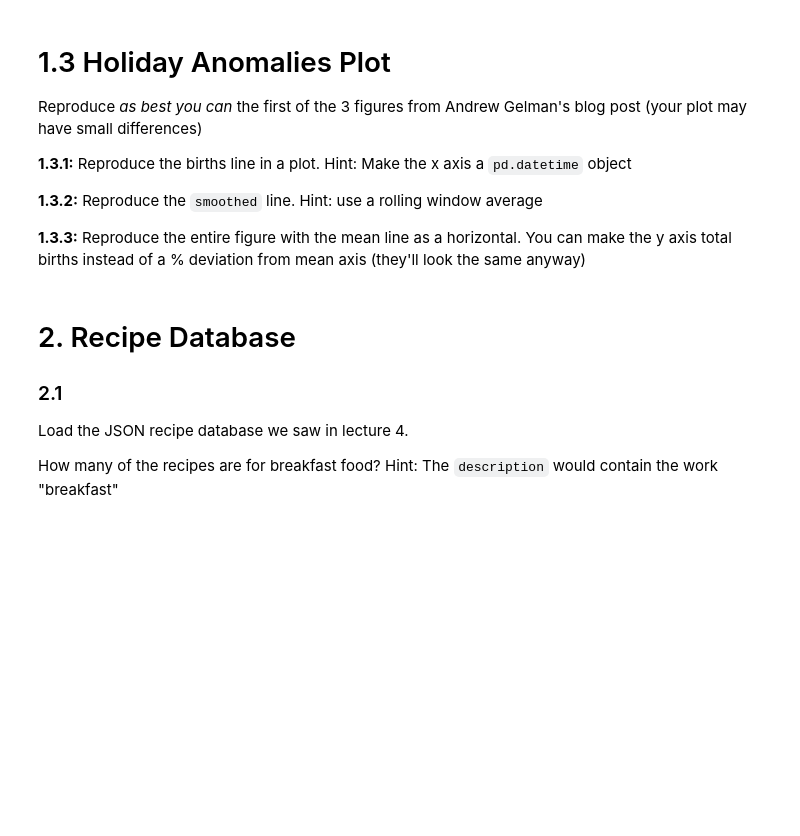
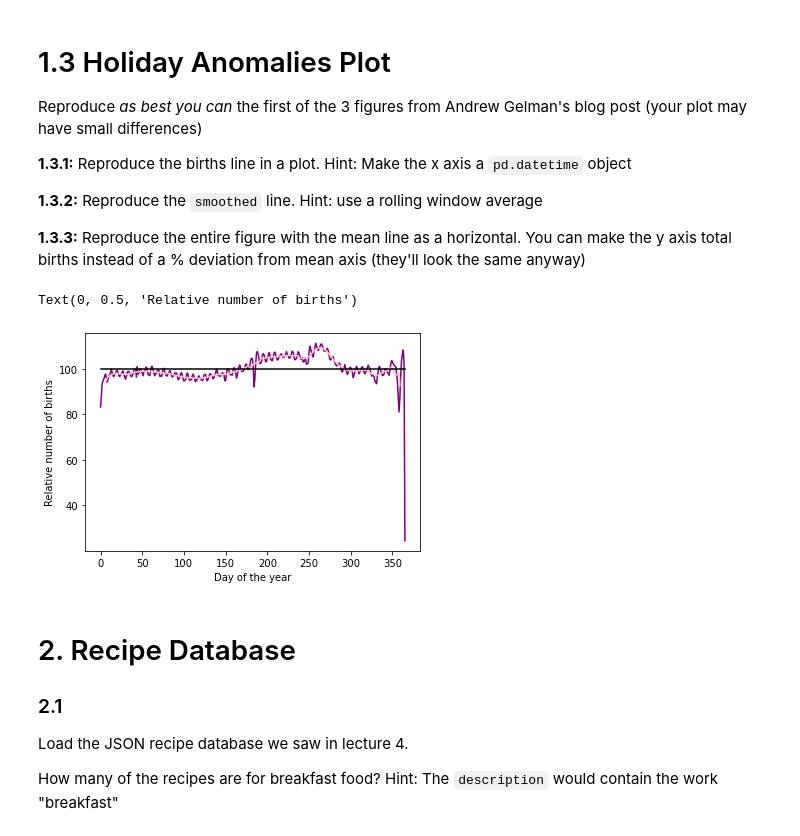
Before and after one commit to cb-ds-1/m2-3-exploration, a Jupyter notebook: workshop.ipynb, the cells around one changed output. Drawn from its saved outputs; the diff is of its cells as text; code cells hidden in the pictures; blank space fills up the shorter version.

```diff
--- a/workshop.ipynb
+++ b/workshop.ipynb
@@ -28,6 +39,35 @@ Reproduce *as best you can* the first of the 3 figures from Andrew Gelman's blog
 **1.3.2:** Reproduce the `smoothed` line. Hint: use a rolling window average
 
 **1.3.3:** Reproduce the entire figure with the mean line as a horizontal. You can make the y axis total births instead of a % deviation from mean axis (they'll look the same anyway)
+# %%
+import seaborn as sns
+df = pd.read_csv('data/births.csv')
+
+# clean shit up
+df = df.dropna()
+df = df.loc[(df['day'] > 0) & (df['day'] <=31)]
+df = df.loc[(df['month'] > 0 & (df['month'] <= 12))]
+# force dates
+df['date'] =  pd.to_datetime(df[['year', 'month', 'day']], errors='coerce')
+# get day of the year
+df['day_of_year'] = df['date'].dt.dayofyear
+
+df = df.groupby(['day_of_year']).sum().reset_index()
+df['births'] = df['births'] / df['births'].mean() * 100
+df['mean'] = 100
+# make rollig averages
+rolling= df.rolling(14, center=True)
+s=pd.Series([100])
+
+
+ax = df['births'].plot(color='purple')
+rolling.mean()['births'].plot(color="pink")
+df['mean'].plot(color="black")
+ax.set_xlabel("Day of the year")
+ax.set_ylabel("Relative number of births")
+# %% [output]
+Text(0, 0.5, 'Relative number of births')
+[figure, added]
 # %% [markdown]
 # 2. Recipe Database
 
```
Also changed, not shown: parts of 2 cells of this notebook.
